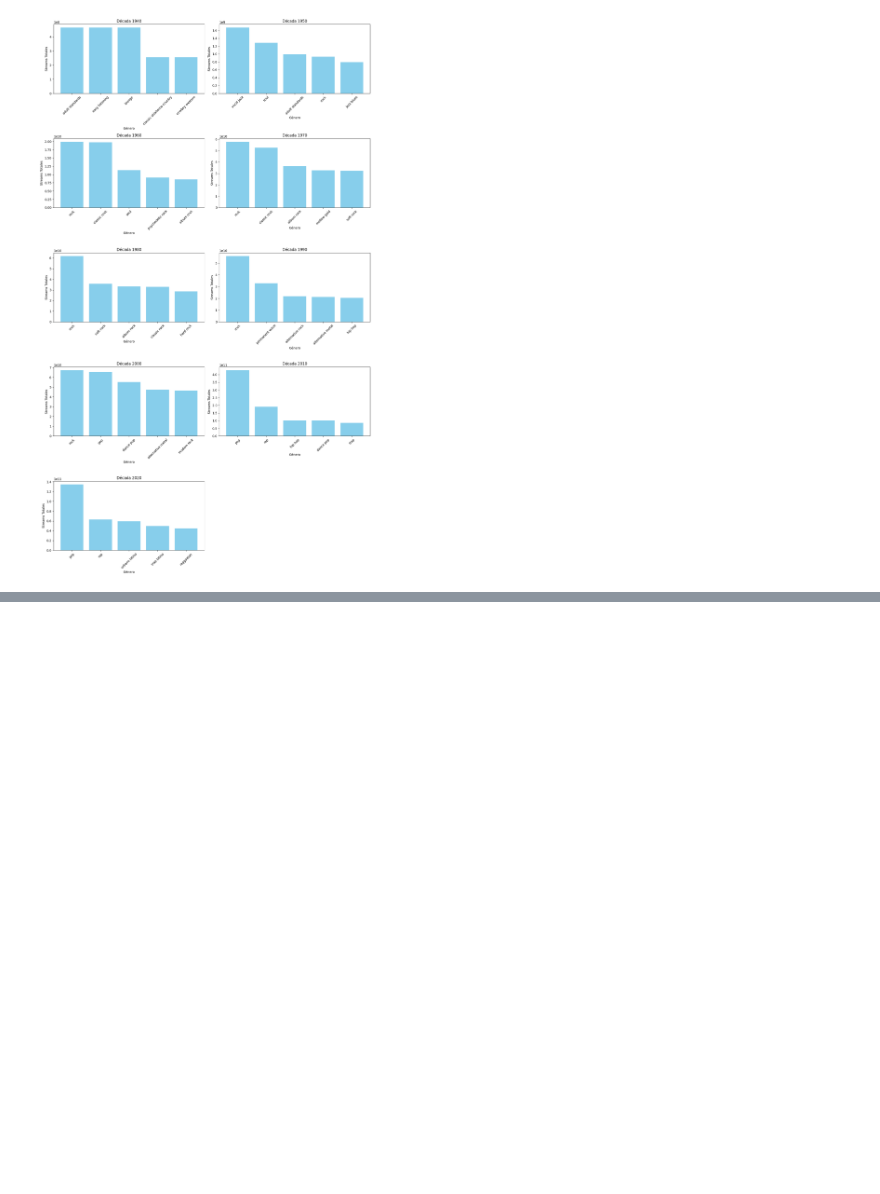
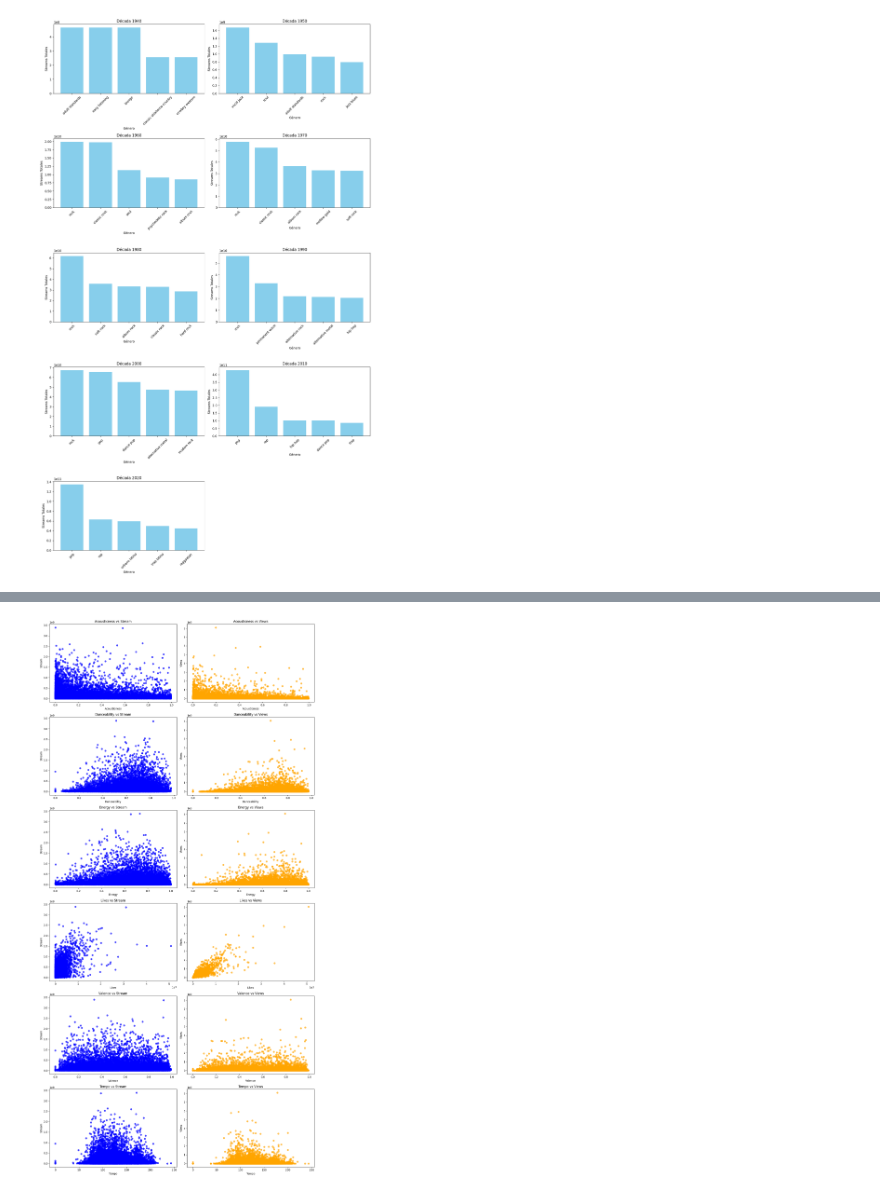
Before and after one commit to jjmoras1/DS2_Preentrega01, a Jupyter notebook: 01_Preparacion_Data.ipynb, the cells around one changed output, grey strips where cells are left out. Saved outputs shown, nothing was run; the diff lists cells and outputs as text; code cells hidden in the pictures; blank space fills up the shorter version.

```diff
--- a/01_Preparacion_Data.ipynb
+++ b/01_Preparacion_Data.ipynb
@@ -813,0 +850,28 @@ plt.show()
+# %%
+
+
+# Seleccionar las columnas numéricas para analizar
+variables = ['Acousticness', 'Danceability', 'Energy', 'Likes', 'Valence', 'Tempo']
+
+# Configurar el tamaño de la figura
+plt.figure(figsize=(15, len(variables) * 5))
+
+# Graficar cada variable contra Stream
+for i, var in enumerate(variables):
+    plt.subplot(len(variables), 2, 2 * i + 1)
+    plt.scatter(df_caracteristicas[var], df_caracteristicas['Stream'], alpha=0.7, color='blue')
+    plt.title(f'{var} vs Stream')
+    plt.xlabel(var)
+    plt.ylabel('Stream')
+
+    plt.subplot(len(variables), 2, 2 * i + 2)
+    plt.scatter(df_caracteristicas[var], df_caracteristicas['Views'], alpha=0.7, color='orange')
+    plt.title(f'{var} vs Views')
+    plt.xlabel(var)
+    plt.ylabel('Views')
+
+# Ajustar diseño
+plt.tight_layout()
+plt.show()
+# %% [output]
+[figure, added]
```
Also changed, not shown: parts of 5 cells of this notebook.
